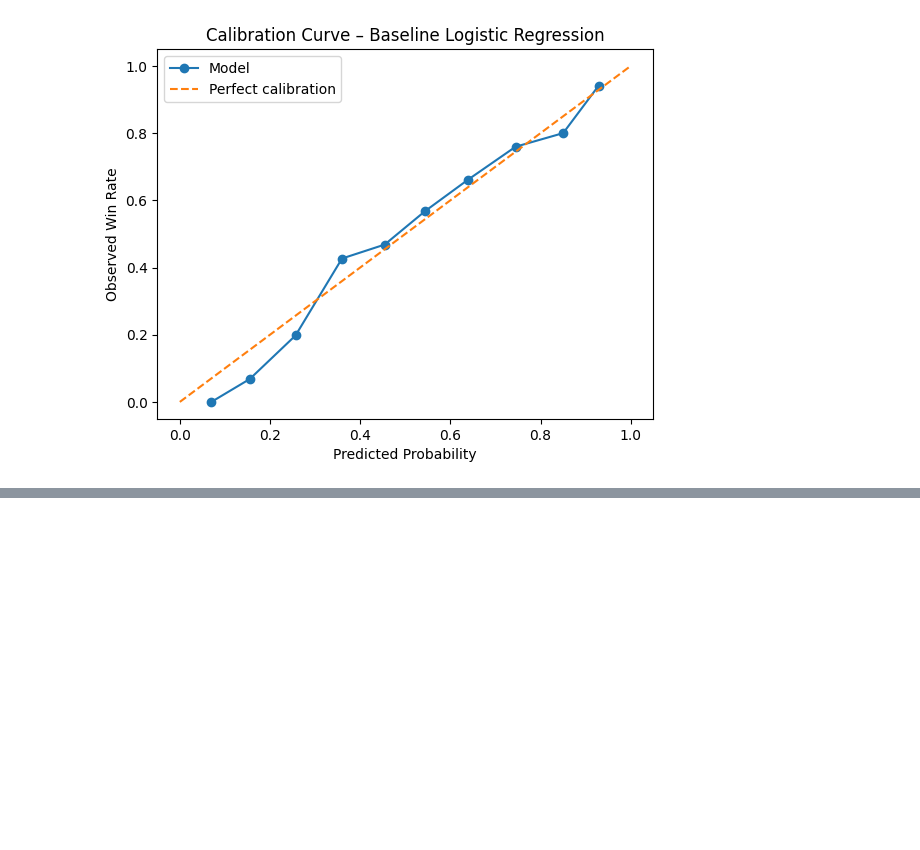
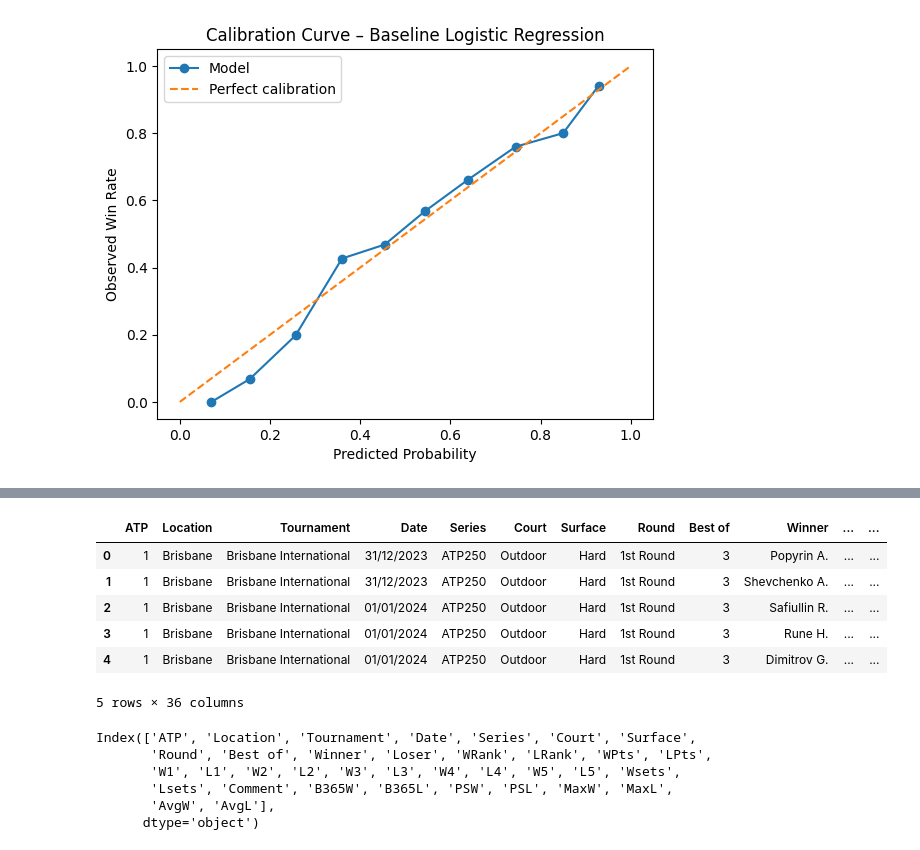
Before and after one commit to alfiemarkj-bot/tennis-pricing-inefficiencies, a Jupyter notebook: notebooks/01_data_loading_and_exploration.ipynb, the cells around one changed output, grey strips where cells are left out. Saved outputs shown, nothing was run; the diff lists cells and outputs as text; code cells hidden in the pictures; blank space fills up the shorter version.

```diff
--- a/notebooks/01_data_loading_and_exploration.ipynb
+++ b/notebooks/01_data_loading_and_exploration.ipynb
@@ -305,0 +306,2 @@ A logistic regression model was trained to estimate match win probabilities usin
+# %%
+odds_df = pd.read_csv("../data/raw/2024.atp.odds.csv")
@@ -305,0 +314,19 @@ A logistic regression model was trained to estimate match win probabilities usin
+# %%
+odds_df.head()
+# %% [output]
+|  | ATP | Location | Tournament | Date | Series | Court | Surface | Round | Best of | Winner | ... | ... |
+| 0 | 1 | Brisbane | Brisbane International | 31/12/2023 | ATP250 | Outdoor | Hard | 1st Round | 3 | Popyrin A. | ... | ... |
+| 1 | 1 | Brisbane | Brisbane International | 31/12/2023 | ATP250 | Outdoor | Hard | 1st Round | 3 | Shevchenko A. | ... | ... |
+| 2 | 1 | Brisbane | Brisbane International | 01/01/2024 | ATP250 | Outdoor | Hard | 1st Round | 3 | Safiullin R. | ... | ... |
+| 3 | 1 | Brisbane | Brisbane International | 01/01/2024 | ATP250 | Outdoor | Hard | 1st Round | 3 | Rune H. | ... | ... |
+| 4 | 1 | Brisbane | Brisbane International | 01/01/2024 | ATP250 | Outdoor | Hard | 1st Round | 3 | Dimitrov G. | ... | ... |
+5 rows × 36 columns
+# %%
+odds_df.columns
+# %% [output]
+Index(['ATP', 'Location', 'Tournament', 'Date', 'Series', 'Court', 'Surface',
+       'Round', 'Best of', 'Winner', 'Loser', 'WRank', 'LRank', 'WPts', 'LPts',
+       'W1', 'L1', 'W2', 'L2', 'W3', 'L3', 'W4', 'L4', 'W5', 'L5', 'Wsets',
+       'Lsets', 'Comment', 'B365W', 'B365L', 'PSW', 'PSL', 'MaxW', 'MaxL',
+       'AvgW', 'AvgL'],
+      dtype='object')
```
Also changed, not shown: parts of 47 cells of this notebook.
